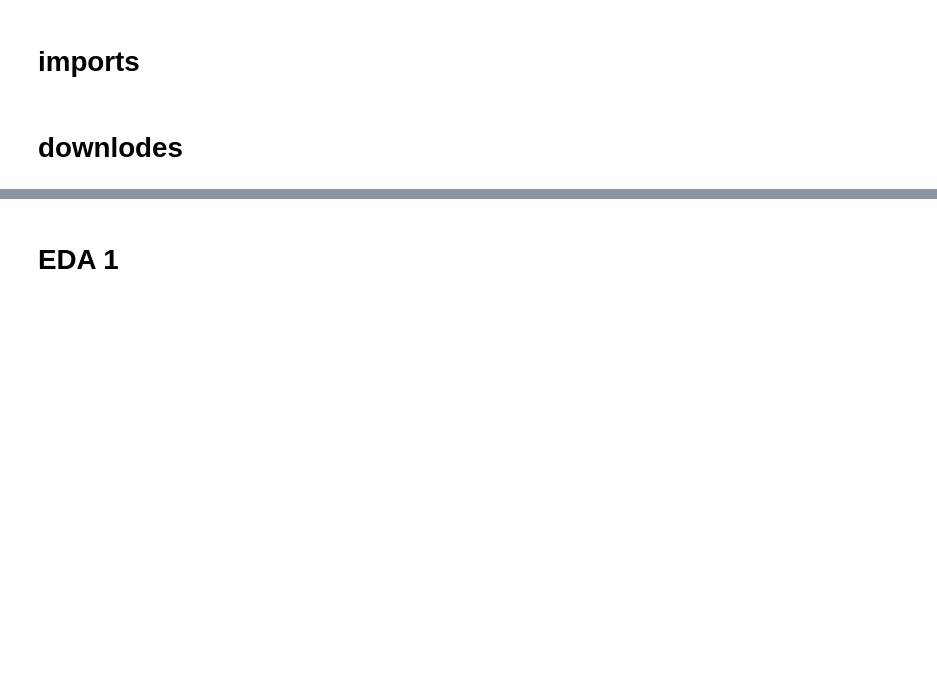
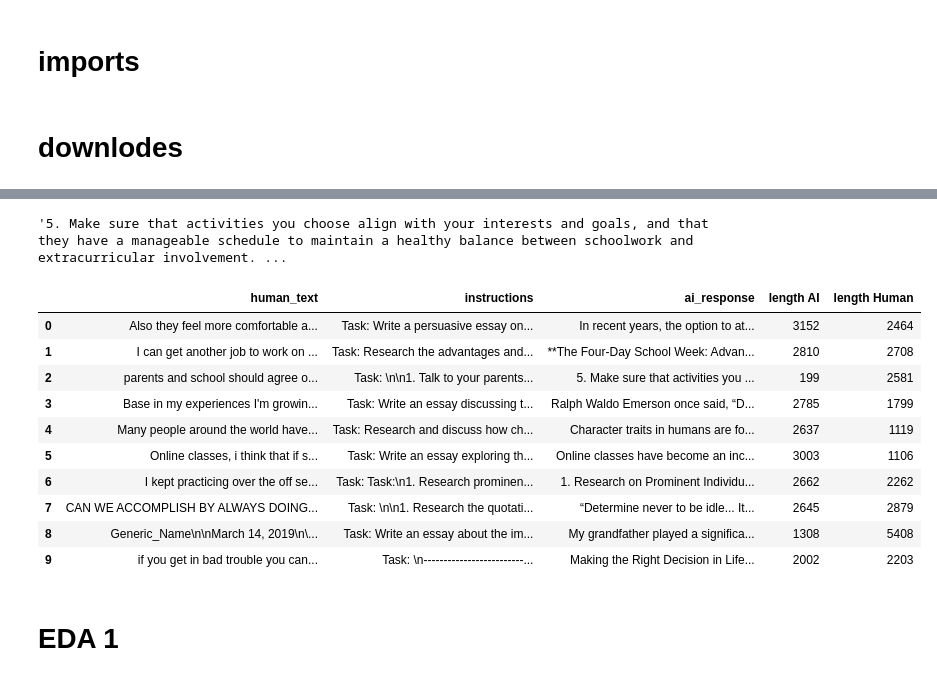
Before and after one commit to BenGaistAI/ai_detection, a Jupyter notebook: main_notebook.ipynb, the cells around one changed output, grey strips where cells are left out. Drawn from its saved outputs; the diff is of its cells as text; code cells hidden in the pictures; blank space fills up the shorter version.

```diff
--- a/main_notebook.ipynb
+++ b/main_notebook.ipynb
@@ -54,0 +92,4 @@ nltk.download("averaged_perceptron_tagger_eng")
+# %%
+new_dataset = load_dataset("dmitva/human_ai_generated_text")
+new_data = new_dataset["train"].to_pandas()
+new_data.head()
@@ -54,0 +106,3 @@ nltk.download("averaged_perceptron_tagger_eng")
+# %%
+new_data= new_data[['human_text','instructions']]
+new_data
@@ -54,0 +193,33 @@ nltk.download("averaged_perceptron_tagger_eng")
+# %%
+
+
+client = OpenAI(api_key="API_KEY")
+
+df_small = new_data.head(10).copy()
+
+ai_responses = []
+
+for idx, row in df_small.iterrows():
+    instruction = str(row['instructions']).strip()
+
+    completion = client.chat.completions.create(
+        model="gpt-4.1-mini-2025-04-14",
+        messages=[
+            {"role": "system", "content":
+             "You are an AI assistant. Your job is to answer the user's instruction fully, "
+             "even if the instruction text is messy, incomplete, or contains formatting noise. "
+             "Always provide a complete, coherent answer. Output ONLY the answer."},
+            {"role": "user", "content": instruction}
+        ],
+        max_completion_tokens=500,
+        temperature=0.7
+    )
+
+    ai_text = completion.choices[0].message.content.strip()
+    ai_responses.append(ai_text)
+    print(instruction)
+    print("\n",ai_text)
+
+df_small["ai_response"] = ai_responses
+
+print(df_small)
@@ -55,3 +258,23 @@ nltk.download("averaged_perceptron_tagger_eng")
+# %%
+df_small['ai_response'][2]
+# %% [output]
+'5. Make sure that activities you choose align with your interests and goals, and that they have a manageable schedule to maintain a healthy balance between schoolwork and extracurricular involvement. ...
+# %%
+df_small["length AI"] = df_small["ai_response"].str.len()
+df_small["length Human"] = df_small["human_text"].str.len()
+df_small
+# %% [output]
+|  | human_text | instructions | ai_response | length AI | length Human |
+| 0 | Also they feel more comfortable a... | Task: Write a persuasive essay on... | In recent years, the option to at... | 3152 | 2464 |
+| 1 | I can get another job to work on ... | Task: Research the advantages and... | **The Four-Day School Week: Advan... | 2810 | 2708 |
+| 2 | parents and school should agree o... | Task: \n\n1. Talk to your parents... | 5. Make sure that activities you ... | 199 | 2581 |
+| 3 | Base in my experiences I'm growin... | Task: Write an essay discussing t... | Ralph Waldo Emerson once said, “D... | 2785 | 1799 |
+| 4 | Many people around the world have... | Task: Research and discuss how ch... | Character traits in humans are fo... | 2637 | 1119 |
+| 5 | Online classes, i think that if s... | Task: Write an essay exploring th... | Online classes have become an inc... | 3003 | 1106 |
+| 6 | I kept practicing over the off se... | Task: Task:\n1. Research prominen... | 1. Research on Prominent Individu... | 2662 | 2262 |
+| 7 | CAN WE ACCOMPLISH BY ALWAYS DOING... | Task: \n\n1. Research the quotati... | “Determine never to be idle... It... | 2645 | 2879 |
+| 8 | Generic_Name\n\nMarch 14, 2019\n\... | Task: Write an essay about the im... | My grandfather played a significa... | 1308 | 5408 |
+| 9 | if you get in bad trouble you can... | Task: \n-------------------------... | Making the Right Decision in Life... | 2002 | 2203 |
 # %% [markdown]
 # EDA 1
 # %%
```
Also changed, not shown: parts of 13 cells of this notebook.
